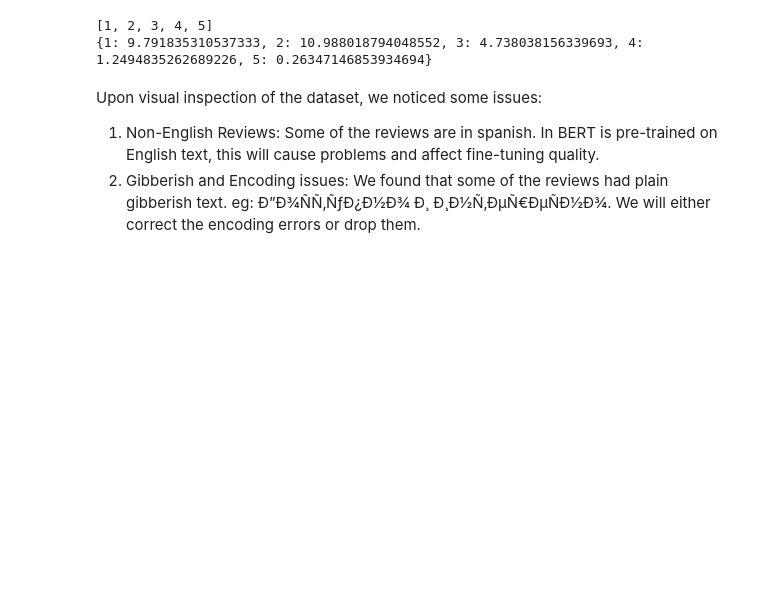
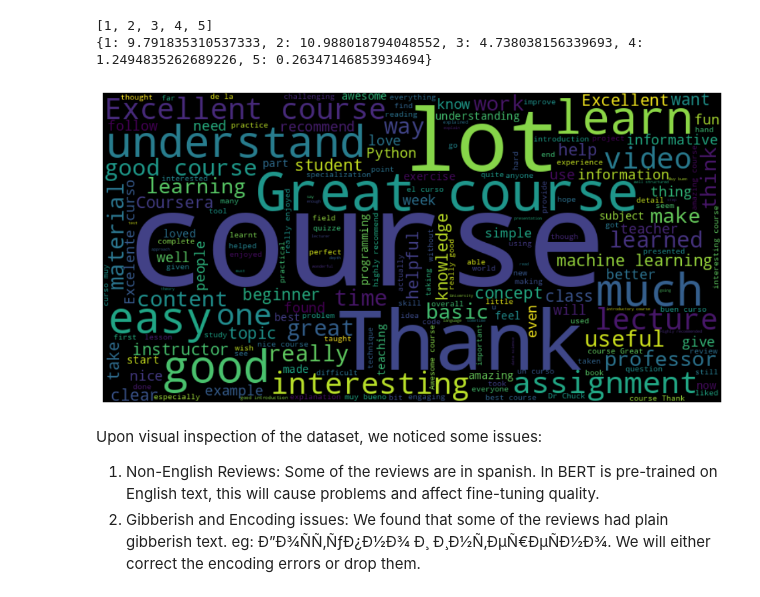
Before and after one commit to Sriva29/bert-learning-analytics, a Jupyter notebook: eda-and-preprocessing.ipynb, the cells around one changed output. Cells and saved outputs as stored; diff of their text form; code cells hidden in the pictures; blank space fills up the shorter version.

```diff
--- a/eda-and-preprocessing.ipynb
+++ b/eda-and-preprocessing.ipynb
@@ -118,6 +107,16 @@ print(class_weights_dict)
 # %% [output]
 [1, 2, 3, 4, 5]
 {1: 9.791835310537333, 2: 10.988018794048552, 3: 4.738038156339693, 4: 1.2494835262689226, 5: 0.26347146853934694}
+# %%
+from wordcloud import WordCloud
+text = ' '.join(coursera_df['Review'])
+wordcloud = WordCloud(width=800, height=400).generate(text)
+plt.figure(figsize=(12, 6))
+plt.imshow(wordcloud, interpolation='bilinear')
+plt.axis('off')
+plt.show()
+# %% [output]
+[figure, added]
 # %% [markdown]
 Upon visual inspection of the dataset, we noticed some issues:
 
```
Also changed, not shown: parts of 15 cells of this notebook.
